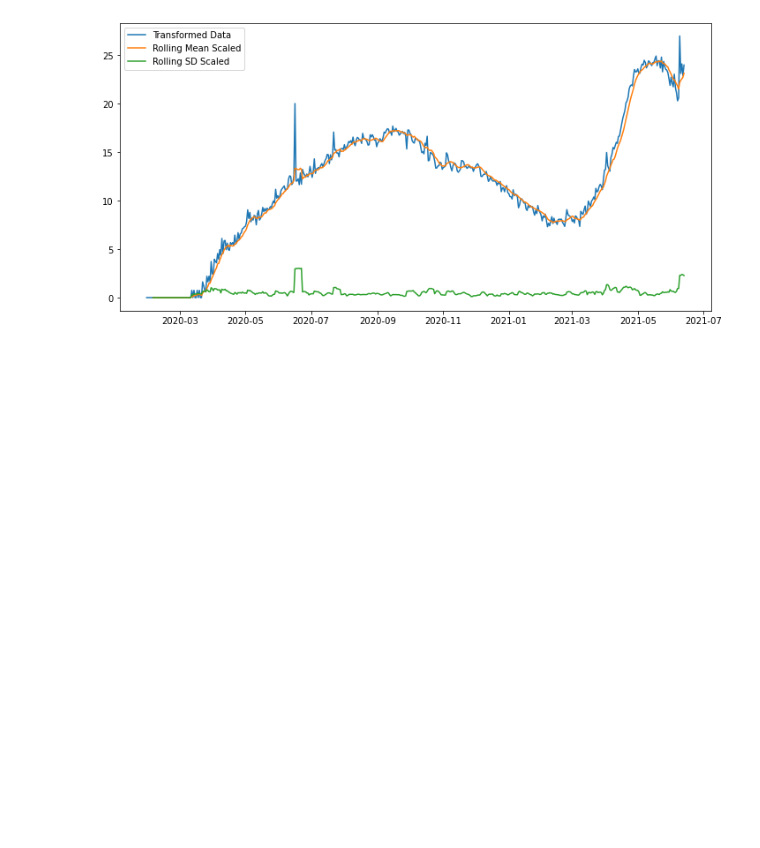
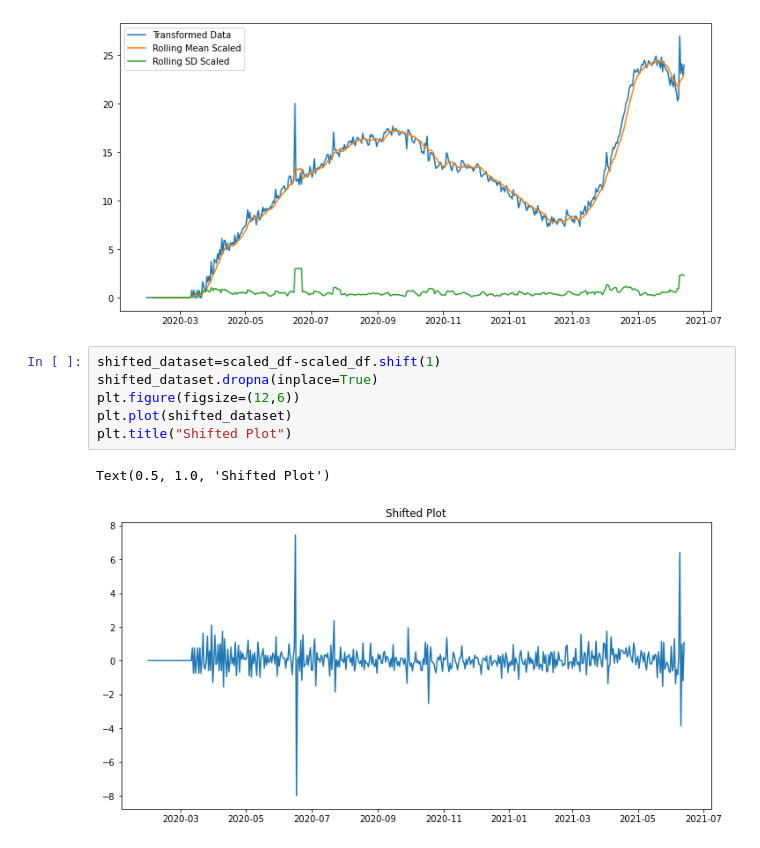
Before and after one commit to sign4git/ml, a Jupyter notebook: covidprediction.ipynb, the cells around one changed output. Drawn from its saved outputs; the diff is of its cells as text; blank space fills up the shorter version.

```diff
--- a/covidprediction.ipynb
+++ b/covidprediction.ipynb
@@ -109,3 +109,12 @@ plt.legend()
 # %% [output]
 <matplotlib.legend.Legend at 0x...>
 [figure]
+# %%
+shifted_dataset=scaled_df-scaled_df.shift(1)
+shifted_dataset.dropna(inplace=True)
+plt.figure(figsize=(12,6))
+plt.plot(shifted_dataset)
+plt.title("Shifted Plot")
+# %% [output]
+Text(0.5, 1.0, 'Shifted Plot')
+[figure, added]
```
Also changed, not shown: parts of 4 cells of this notebook.
